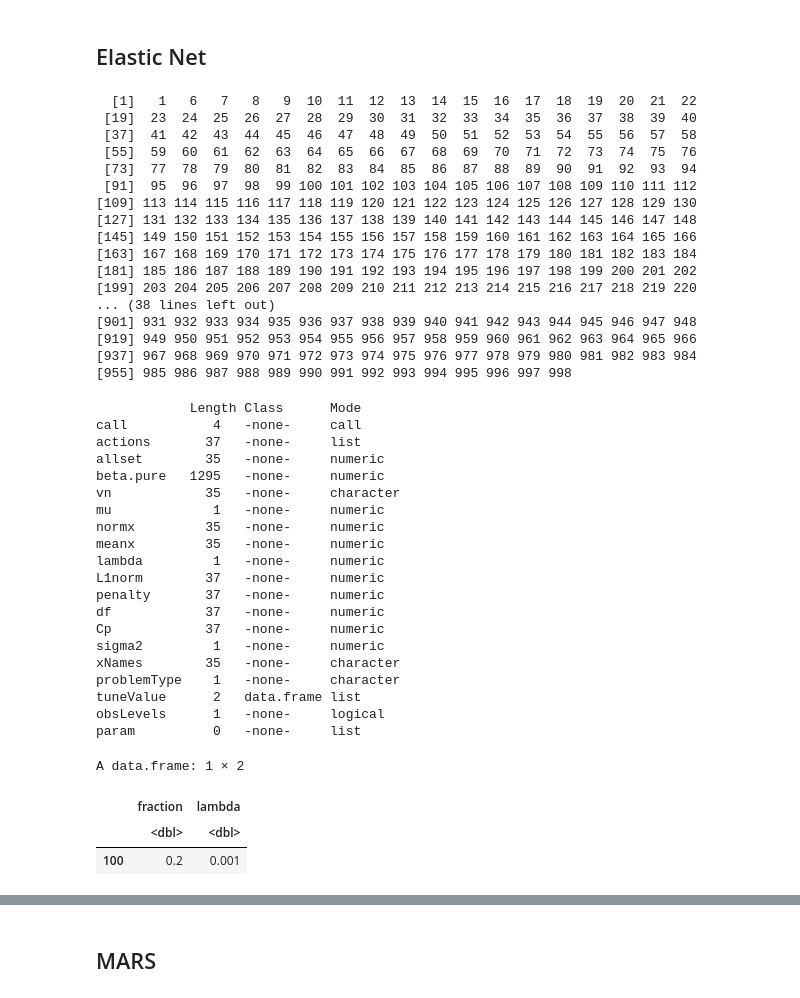
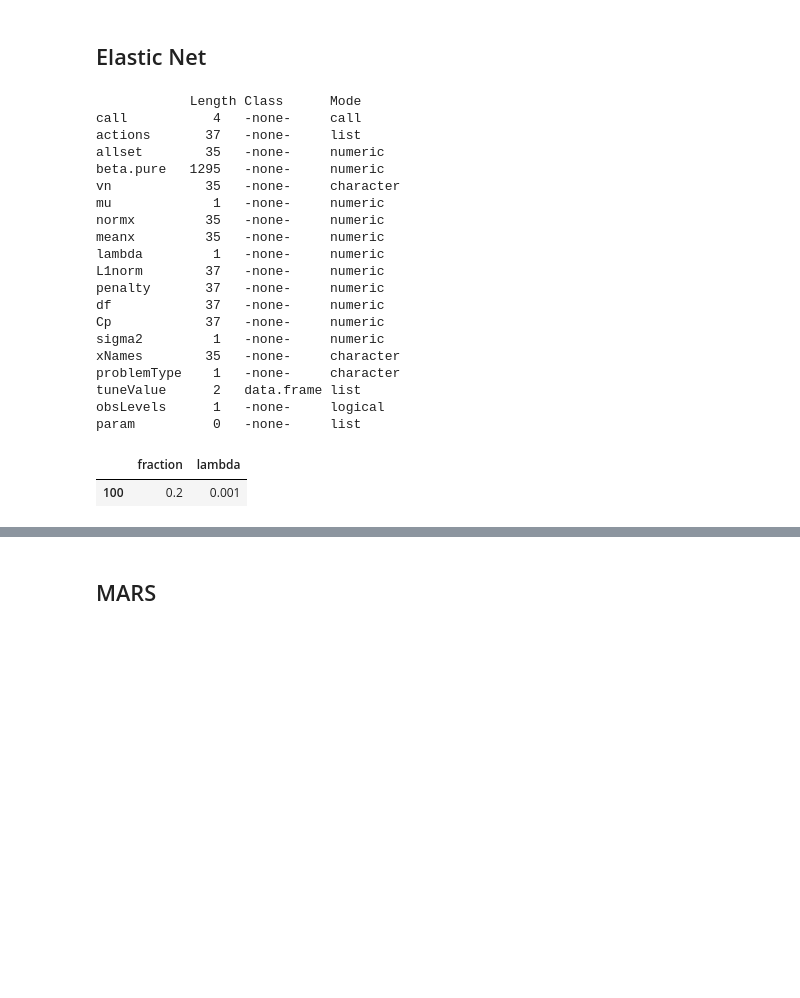
Before and after one commit to jvbaker95/OR-568-Project, a Jupyter notebook: OR-568_Project_Analysis.ipynb, the cells around one changed output, grey strips where cells are left out. Cells and saved outputs as stored; diff of their text form; code cells hidden in the pictures; blank space fills up the shorter version.

```diff
--- a/OR-568_Project_Analysis.ipynb
+++ b/OR-568_Project_Analysis.ipynb
@@ -839,70 +808,51 @@ A data.frame: 4 × 3
 ## Elastic Net
 # %%
 # Partition Data
-nearZeroVar(df.for_modeling)
-df.enet.train <- df.for_modeling[df.shuffled,-nearZeroVar(df.for_modeling)]
-df.enet.test <- df.for_modeling[-df.shuffled,-nearZeroVar(df.for_modeling)]
+enet.NearZeroVar <- nearZeroVar(df.for_modeling)
+df.enet.train <- df.for_modeling[df.shuffled,-enet.NearZeroVar]
+df.enet.test <- df.for_modeling[-df.shuffled,-enet.NearZeroVar]
 
 # Tune Grid
 k=10
 
 # Train Model
 tic()
 enetFit.MC <- train(x = df.enet.train, # select features/predictors
                    y = df.enet.train$sale.price, # select outcome
                    method = "enet",
                    tuneGrid = expand.grid(.fraction = .2*(1:k)/k, .lambda=.001*(1:k)/k),
                    trControl = trainControl("LGOCV"), # Monte Carlo Cross Validation
                    preProc = c("center", "scale"))
 # Summary
 summary(enetFit.MC)
 enetFit.MC$bestTune
 plot(enetFit.MC)
 
 #Prediction
 enetPred.MC <- predict(enetFit.MC, df.enet.test)
-enetTest.MC <- data.frame(obs = df.enet.test$sale.price, pred = predict(enetFit.MC, df.enet.test))
+enetTest.MC <- data.frame(obs = df.enet.test$sale.price, pred = enetPred.MC)
 # %% [output]
-  [1]   1   6   7   8   9  10  11  12  13  14  15  16  17  18  19  20  21  22
- [19]  23  24  25  26  27  28  29  30  31  32  33  34  35  36  37  38  39  40
- [37]  41  42  43  44  45  46  47  48  49  50  51  52  53  54  55  56  57  58
- [55]  59  60  61  62  63  64  65  66  67  68  69  70  71  72  73  74  75  76
- [73]  77  78  79  80  81  82  83  84  85  86  87  88  89  90  91  92  93  94
- [91]  95  96  97  98  99 100 101 102 103 104 105 106 107 108 109 110 111 112
-[109] 113 114 115 116 117 118 119 120 121 122 123 124 125 126 127 128 129 130
-[127] 131 132 133 134 135 136 137 138 139 140 141 142 143 144 145 146 147 148
-[145] 149 150 151 152 153 154 155 156 157 158 159 160 161 162 163 164 165 166
-[163] 167 168 169 170 171 172 173 174 175 176 177 178 179 180 181 182 183 184
-[181] 185 186 187 188 189 190 191 192 193 194 195 196 197 198 199 200 201 202
-[199] 203 204 205 206 207 208 209 210 211 212 213 214 215 216 217 218 219 220
-... (38 lines left out)
-[901] 931 932 933 934 935 936 937 938 939 940 941 942 943 944 945 946 947 948
-[919] 949 950 951 952 953 954 955 956 957 958 959 960 961 962 963 964 965 966
-[937] 967 968 969 970 971 972 973 974 975 976 977 978 979 980 981 982 983 984
-[955] 985 986 987 988 989 990 991 992 993 994 995 996 997 998
+            Length Class      Mode
+call           4   -none-     call
+actions       37   -none-     list
+allset        35   -none-     numeric
+beta.pure   1295   -none-     numeric
+vn            35   -none-     character
+mu             1   -none-     numeric
+normx         35   -none-     numeric
+meanx         35   -none-     numeric
+lambda         1   -none-     numeric
+L1norm        37   -none-     numeric
+penalty       37   -none-     numeric
+df            37   -none-     numeric
+Cp            37   -none-     numeric
+sigma2         1   -none-     numeric
+xNames        35   -none-     character
+problemType    1   -none-     character
+tuneValue      2   data.frame list
+obsLevels      1   -none-     logical
+param          0   -none-     list
-            Length Class      Mode
-call           4   -none-     call
-actions       37   -none-     list
-allset        35   -none-     numeric
-beta.pure   1295   -none-     numeric
-vn            35   -none-     character
-mu             1   -none-     numeric
-normx         35   -none-     numeric
-meanx         35   -none-     numeric
-lambda         1   -none-     numeric
-L1norm        37   -none-     numeric
-penalty       37   -none-     numeric
-df            37   -none-     numeric
-Cp            37   -none-     numeric
-sigma2         1   -none-     numeric
-xNames        35   -none-     character
-problemType    1   -none-     character
-tuneValue      2   data.frame list
-obsLevels      1   -none-     logical
-param          0   -none-     list
-A data.frame: 1 × 2
 |  | fraction | lambda |
-|  | <dbl> | <dbl> |
 | 100 | 0.2 | 0.001 |
 [figure]
 # %%
```
Also changed, not shown: parts of 29 cells of this notebook.
